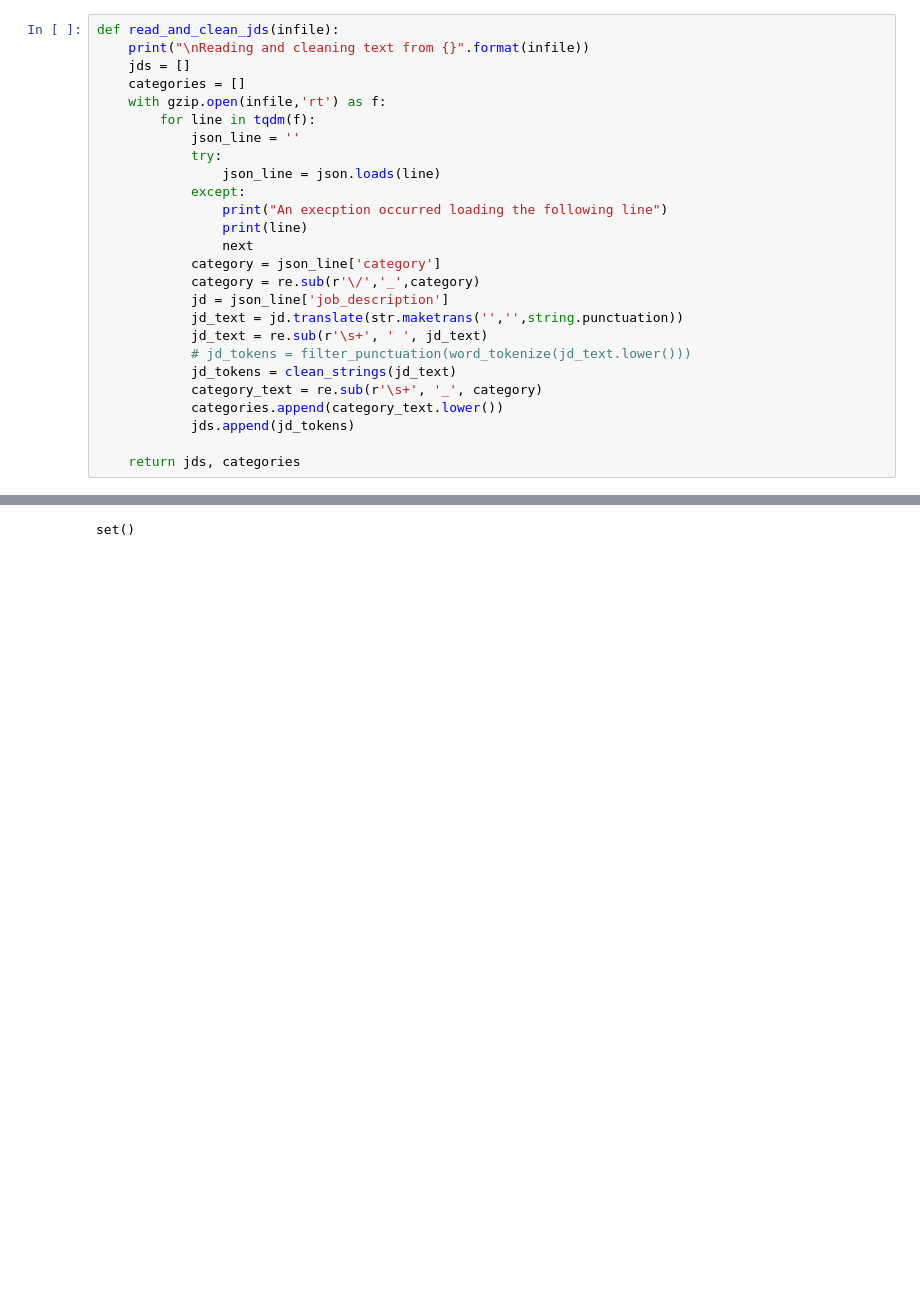
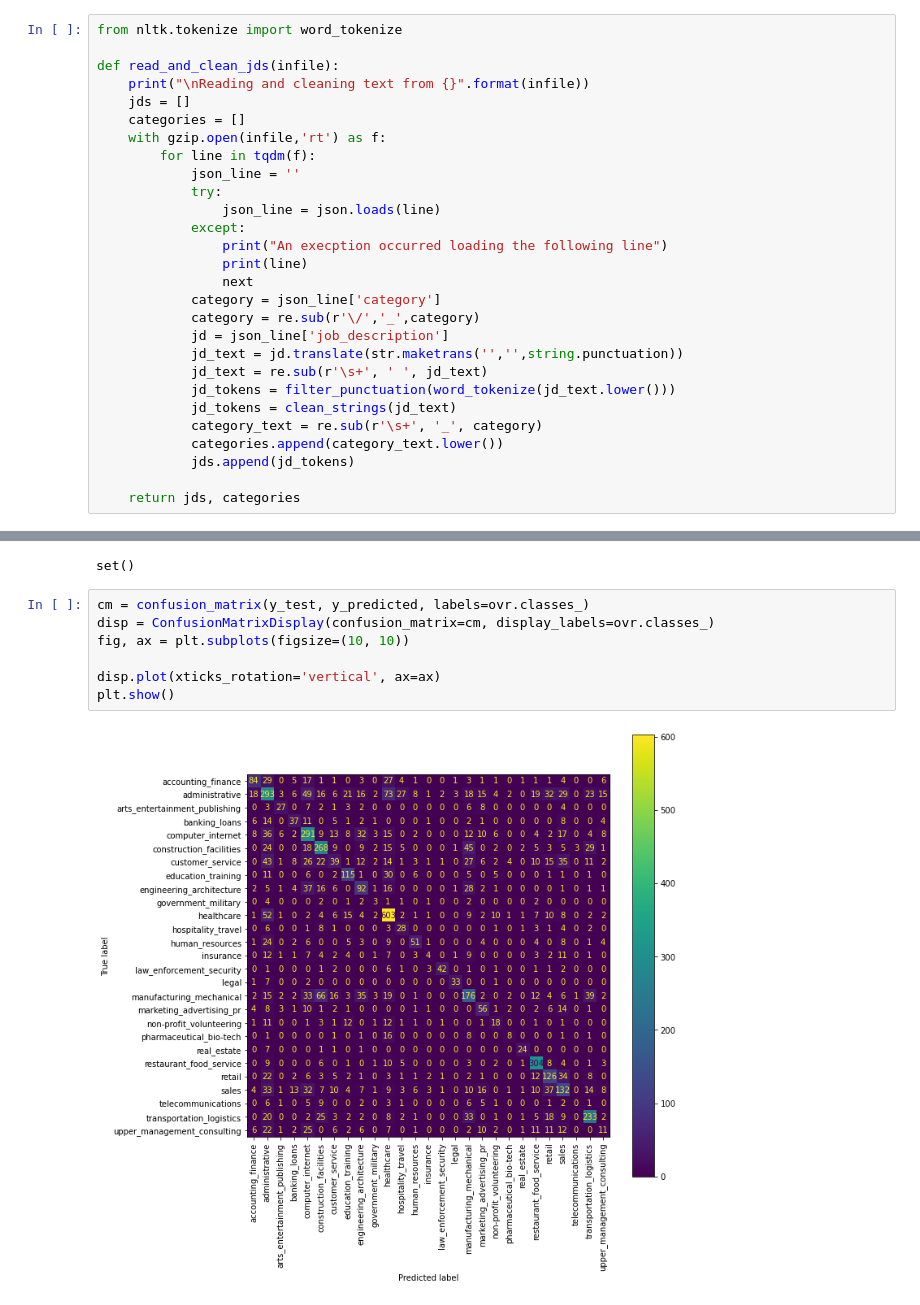
Before and after one commit to alemtgetu/resume_job_desc_matching, a Jupyter notebook: skills_extraction.ipynb, the cells around one changed output, grey strips where cells are left out. Saved outputs shown, nothing was run; the diff lists cells and outputs as text; blank space fills up the shorter version.

```diff
--- a/skills_extraction.ipynb
+++ b/skills_extraction.ipynb
@@ -60,6 +60,8 @@ def filter_punctuation(tokens):
     punct = string.punctuation
     return [word   for word in tokens   if word not in punct ]
 # %%
+from nltk.tokenize import word_tokenize
+
 def read_and_clean_jds(infile):
     print("\nReading and cleaning text from {}".format(infile))
     jds = []
@@ -78,7 +80,7 @@ def read_and_clean_jds(infile):
             jd = json_line['job_description']
             jd_text = jd.translate(str.maketrans('','',string.punctuation))
             jd_text = re.sub(r'\s+', ' ', jd_text)
-            # jd_tokens = filter_punctuation(word_tokenize(jd_text.lower()))
+            jd_tokens = filter_punctuation(word_tokenize(jd_text.lower()))
             jd_tokens = clean_strings(jd_text)
             category_text = re.sub(r'\s+', '_', category)
             categories.append(category_text.lower())
@@ -515,6 +517,15 @@ Confusion Matrix:
 set(y_test) - set(y_predicted)
 # %% [output]
 set()
+# %%
+cm = confusion_matrix(y_test, y_predicted, labels=ovr.classes_)
+disp = ConfusionMatrixDisplay(confusion_matrix=cm, display_labels=ovr.classes_)
+fig, ax = plt.subplots(figsize=(10, 10))
+
+disp.plot(xticks_rotation='vertical', ax=ax)
+plt.show()
+# %% [output]
+[figure, added]
 # %%
 from textblob import TextBlob
 # technical_skills = ['python', 'c','r', 'c++','java','hadoop','scala','flask','pandas','spark','scikit-learn',
```
Also changed, not shown: parts of 2 cells of this notebook, 1 other file.
